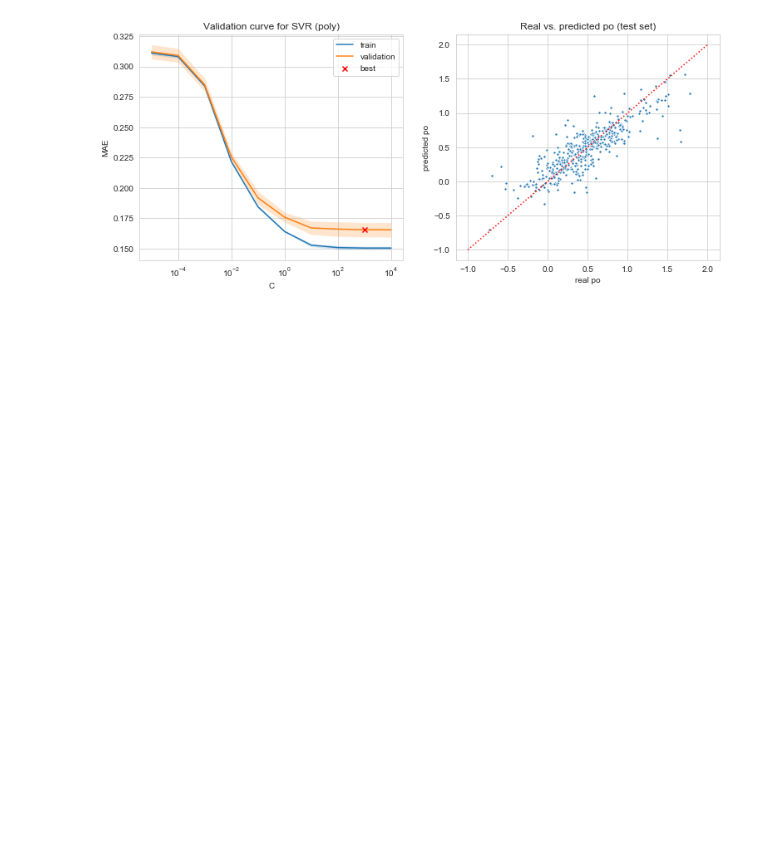
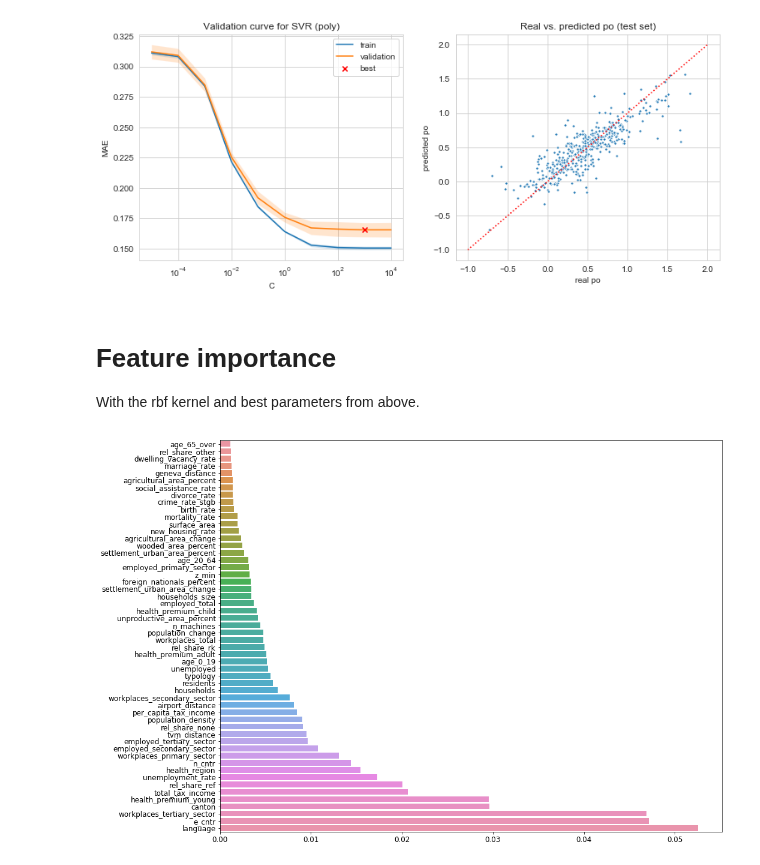
Before and after one commit to jschrein/epfl-exts-adsml-capstone-project, a Jupyter notebook: Support Vector Regression.ipynb, the cells around one changed output. Drawn from its saved outputs; the diff is of its cells as text; code cells hidden in the pictures; blank space fills up the shorter version.

```diff
--- a/Support Vector Regression.ipynb
+++ b/Support Vector Regression.ipynb
@@ -211,3 +212,30 @@ ax2.plot([-1, 2], [-1, 2], color="red", linestyle=":")
 plt.show()
 # %% [output]
 [figure]
+# %% [markdown]
+# Feature importance
+With the rbf kernel and best parameters from above.
+# %%
+preprocessor = make_column_transformer(
+    (OneHotEncoder(dtype=np.float64), categorical_idxs),
+    (PowerTransformer(standardize=True), skewed_idxs),
+    (StandardScaler(), skewed_idxs + unskewed_idxs),
+    remainder = "passthrough"
+)
+
+# Best params = {'svr__C': 21.54434690031882, 'svr__gamma': 0.001}
+estimator = make_pipeline(preprocessor, SVR(kernel="rbf", C=21.54, gamma=0.001))
+estimator.fit(X_train, y_train)
+
+result = permutation_importance(estimator, X_train, y_train, scoring='neg_mean_absolute_error',
+                                n_repeats=10, n_jobs=12, random_state=0)
+# %%
+perm_sorted_idx = result["importances_mean"].argsort()
+importances_sorted = result["importances_mean"][perm_sorted_idx]
+cols_sorted = df_train.drop(columns="po_value").columns[perm_sorted_idx]
+
+plt.figure(figsize = (15,12))
+bp = sns.barplot(x=importances_sorted, y=cols_sorted)
+bp.tick_params(labelsize="large")
+# %% [output]
+[figure, added]
```
Also changed, not shown: parts of 1 cell of this notebook, 5 other files.
